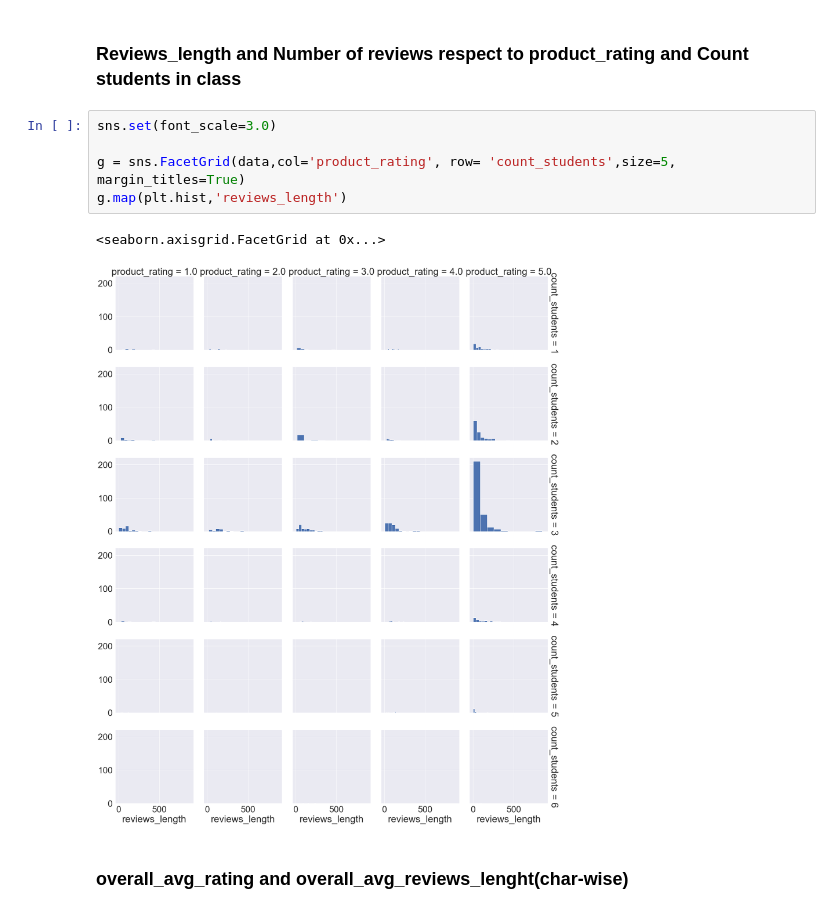
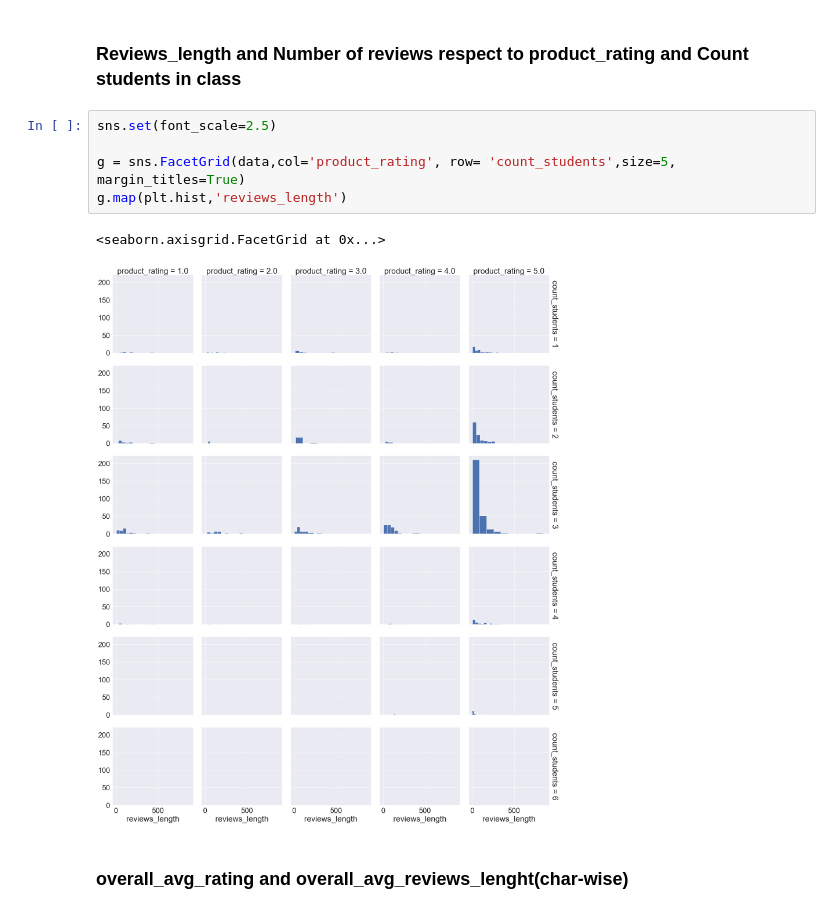
Before and after one commit to NishitSingh2023/NLP_PROJECT_LIDO, a Jupyter notebook: NLP on Demo Teacher Reviews 1-14 Sept.ipynb, the cells around one changed output. Saved outputs shown, nothing was run; the diff lists cells and outputs as text.

```diff
--- a/NLP on Demo Teacher Reviews 1-14 Sept.ipynb
+++ b/NLP on Demo Teacher Reviews 1-14 Sept.ipynb
@@ -178,13 +184,13 @@ couldnot hear the students, students dropped due to technical issues, tried relo
 # %% [markdown]
 ### Reviews_length and Number of reviews respect to product_rating and Count students in class
 # %%
-sns.set(font_scale=3.0)
+sns.set(font_scale=2.5)
 
 g = sns.FacetGrid(data,col='product_rating', row= 'count_students',size=5, margin_titles=True)
 g.map(plt.hist,'reviews_length')
 # %% [output]
 <seaborn.axisgrid.FacetGrid at 0x...>
-[figure, old version]
+[figure, new version]
 # %% [markdown]
 ### overall_avg_rating and overall_avg_reviews_lenght(char-wise)
 # %%
```
Also changed, not shown: parts of 33 cells of this notebook, 1 other file.
